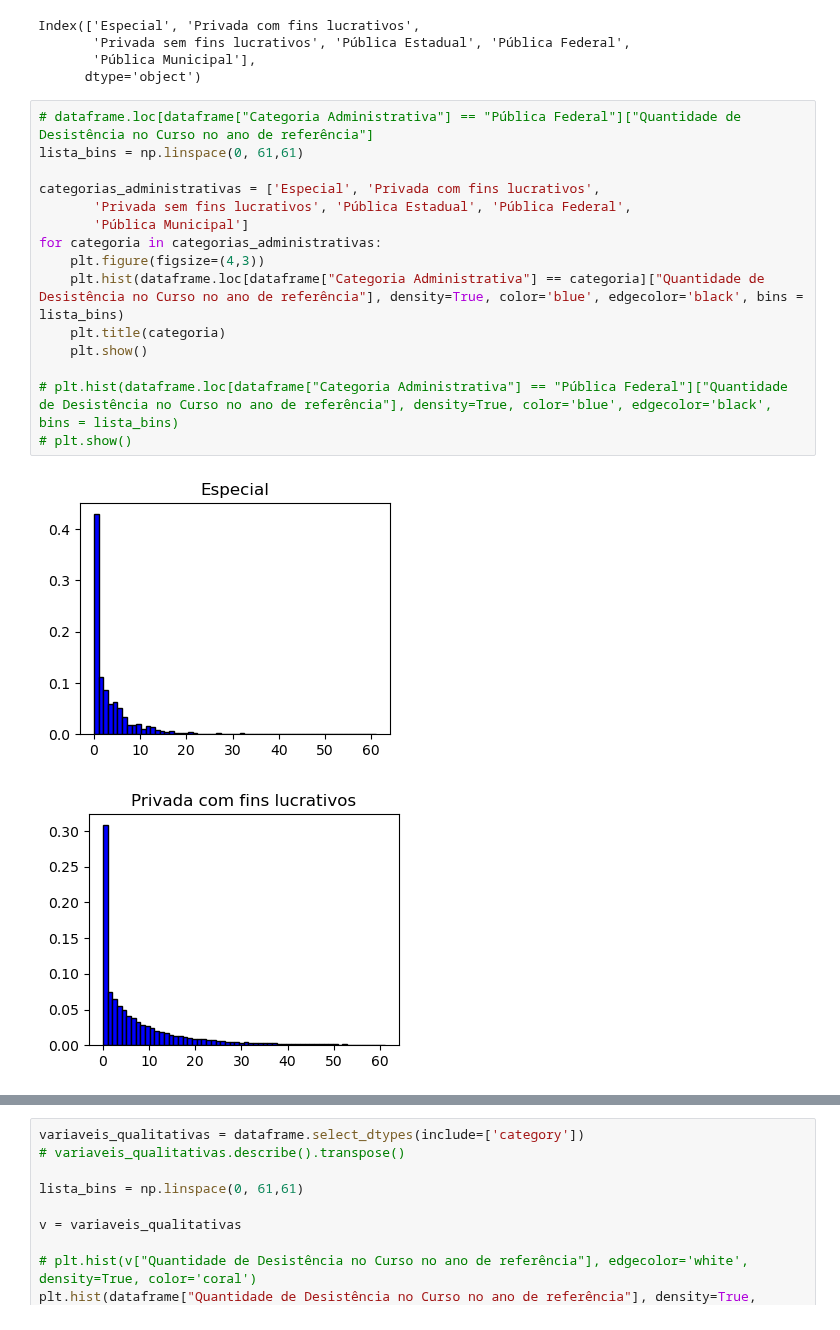
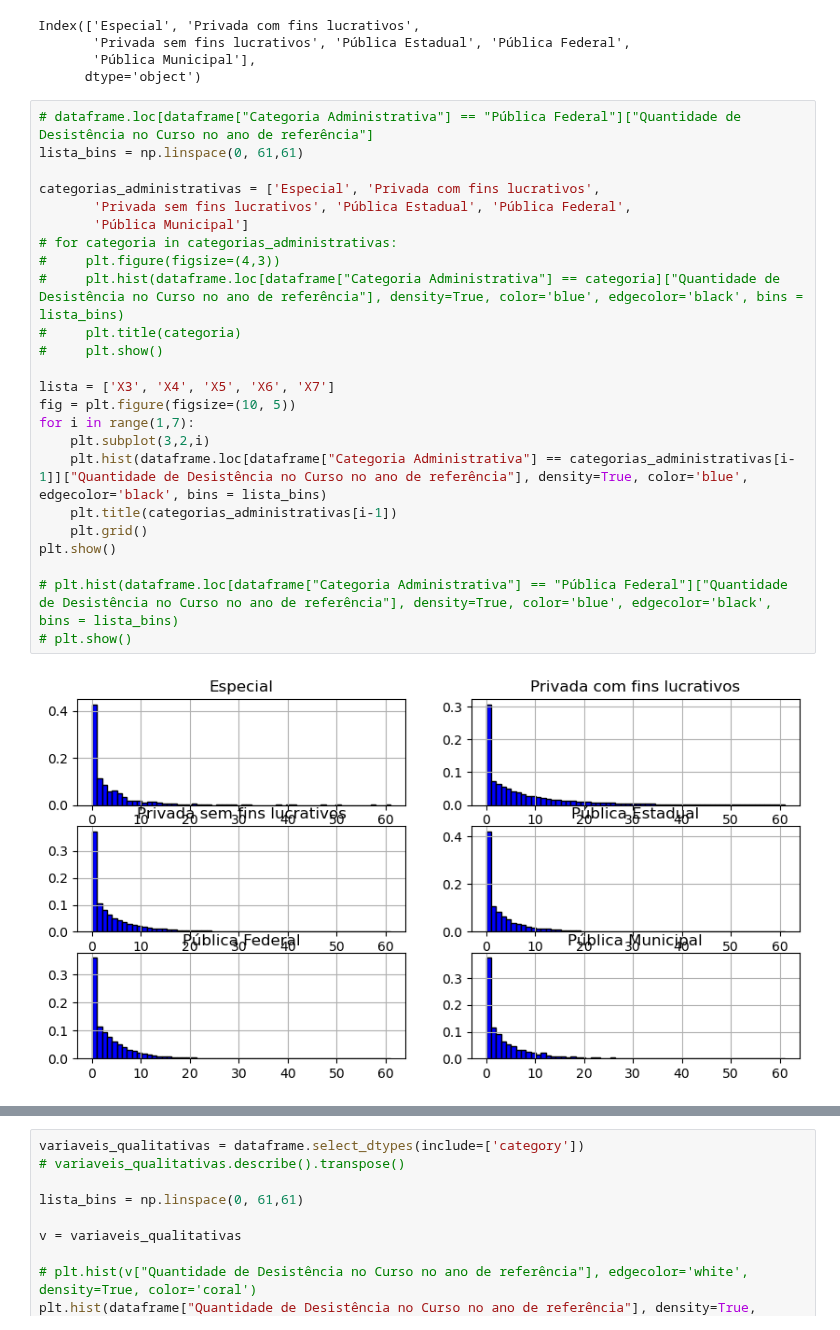
Before and after one commit to carneirogabrielly/Projeto-Microdados, a Jupyter notebook: Gabi.ipynb, the cells around one changed output, grey strips where cells are left out. Cells and saved outputs as stored; diff of their text form.

```diff
--- a/Gabi.ipynb
+++ b/Gabi.ipynb
@@ -325,18 +325,26 @@ Index(['Especial', 'Privada com fins lucrativos',
 # %%
 # dataframe.loc[dataframe["Categoria Administrativa"] == "Pública Federal"]["Quantidade de Desistência no Curso no ano de referência"]
 lista_bins = np.linspace(0, 61,61)
 
 categorias_administrativas = ['Especial', 'Privada com fins lucrativos',
        'Privada sem fins lucrativos', 'Pública Estadual', 'Pública Federal',
        'Pública Municipal']
-for categoria in categorias_administrativas:
-    plt.figure(figsize=(4,3))
-    plt.hist(dataframe.loc[dataframe["Categoria Administrativa"] == categoria]["Quantidade de Desistência no Curso no ano de referência"], density=True, color='blue', edgecolor='black', bins = lista_bins)
-    plt.title(categoria)
-    plt.show()
+# for categoria in categorias_administrativas:
+#     plt.figure(figsize=(4,3))
+#     plt.hist(dataframe.loc[dataframe["Categoria Administrativa"] == categoria]["Quantidade de Desistência no Curso no ano de referência"], density=True, color='blue', edgecolor='black', bins = lista_bins)
+#     plt.title(categoria)
+#     plt.show()
+
+lista = ['X3', 'X4', 'X5', 'X6', 'X7']
+fig = plt.figure(figsize=(10, 5))
+for i in range(1,7):
+    plt.subplot(3,2,i)
+    plt.hist(dataframe.loc[dataframe["Categoria Administrativa"] == categorias_administrativas[i-1]]["Quantidade de Desistência no Curso no ano de referência"], density=True, color='blue', edgecolor='black', bins = lista_bins)
+    plt.title(categorias_administrativas[i-1])
+    plt.grid()
+plt.show()
 
 # plt.hist(dataframe.loc[dataframe["Categoria Administrativa"] == "Pública Federal"]["Quantidade de Desistência no Curso no ano de referência"], density=True, color='blue', edgecolor='black', bins = lista_bins)
 # plt.show()
 # %% [output]
-[figure, old version]
+[figure, new version]
-[figure, removed]
```
Also changed, not shown: parts of 1 cell of this notebook.
